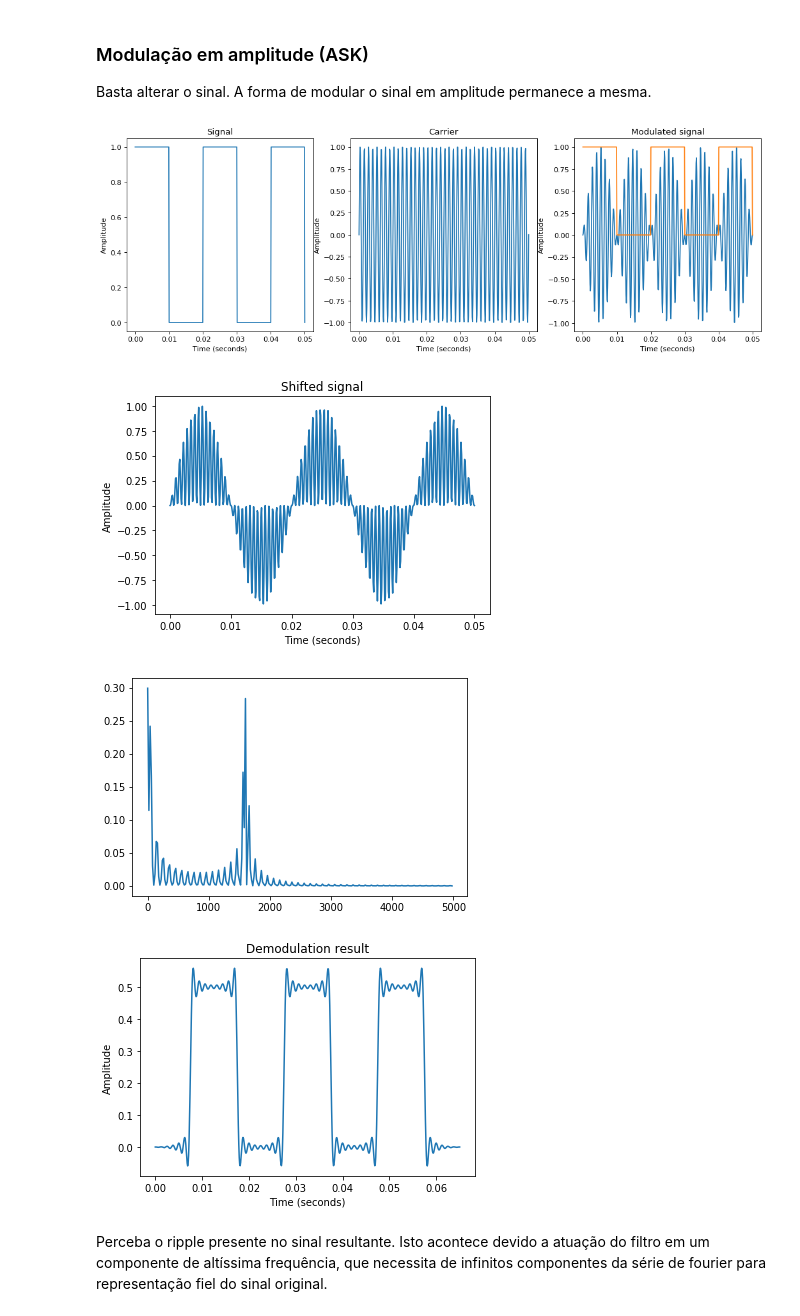
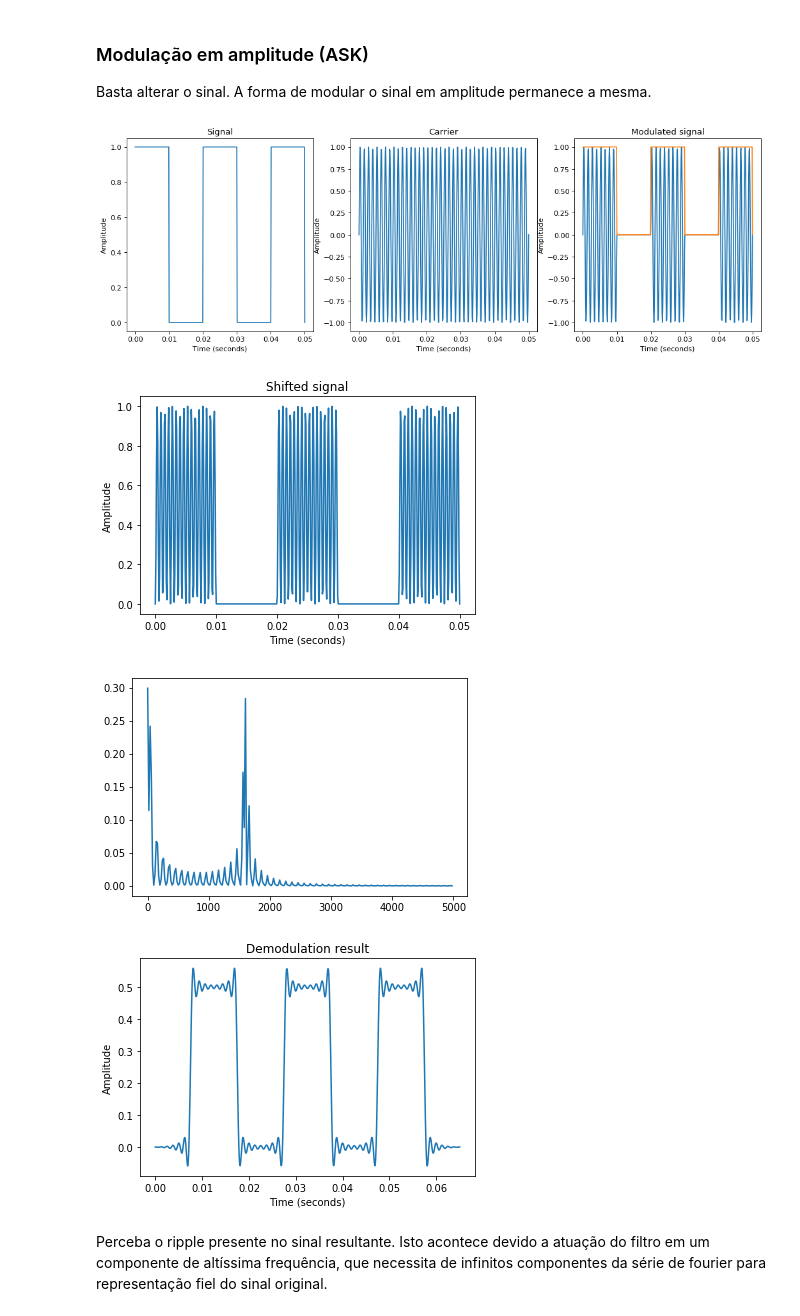
Before and after one commit to itsmealves/lab-sistemas-comunicacao, a Jupyter notebook: modulacao.ipynb, the cells around one changed output. Cells and saved outputs as stored; diff of their text form; code cells hidden in the pictures.

```diff
--- a/modulacao.ipynb
+++ b/modulacao.ipynb
@@ -211,21 +211,21 @@ signal = (squared_sine + 1.0) / 2.0
 carrier = np.sin(2.0 * np.pi * signal_domain * f_carrier)
 
 ask = signal * carrier
-plot_time_modulation(1, signal, carrier, am, signal_domain)
+plot_time_modulation(1, signal, carrier, ask, signal_domain)
 # %% [output]
-[figure, old version]
+[figure, new version]
 # %%
 shifted_ask = ask * carrier
 f = firwin(151, f_carrier / (sampling_rate / 2))
 result = convolve(shifted_ask, f)
 filtered_domain = np.linspace(0, result.shape[0] * sampling_period, result.shape[0])
 
-plot_signal(1, 'Shifted signal', (signal_domain, shifted_am))
+plot_signal(1, 'Shifted signal', (signal_domain, shifted_ask))
 plot_frequency(2, shifted_ask, sampling_rate)
 
 plot_signal(3, 'Demodulation result', (filtered_domain, result))
 # %% [output]
-[figure, old version]
+[figure, new version]
 [figure]
 [figure]
 # %% [markdown]
```
Also changed, not shown: parts of 2 cells of this notebook, 4 other files.
